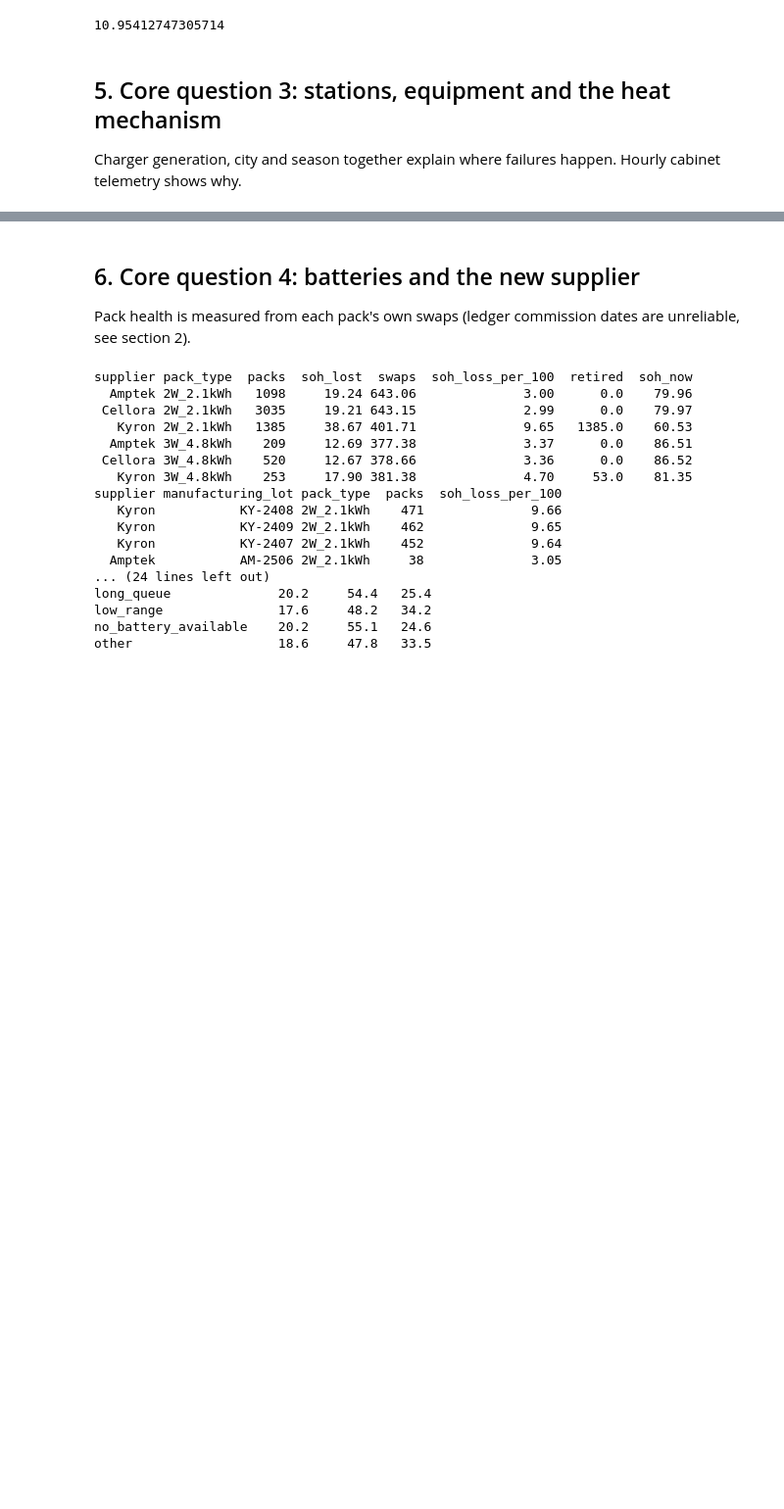
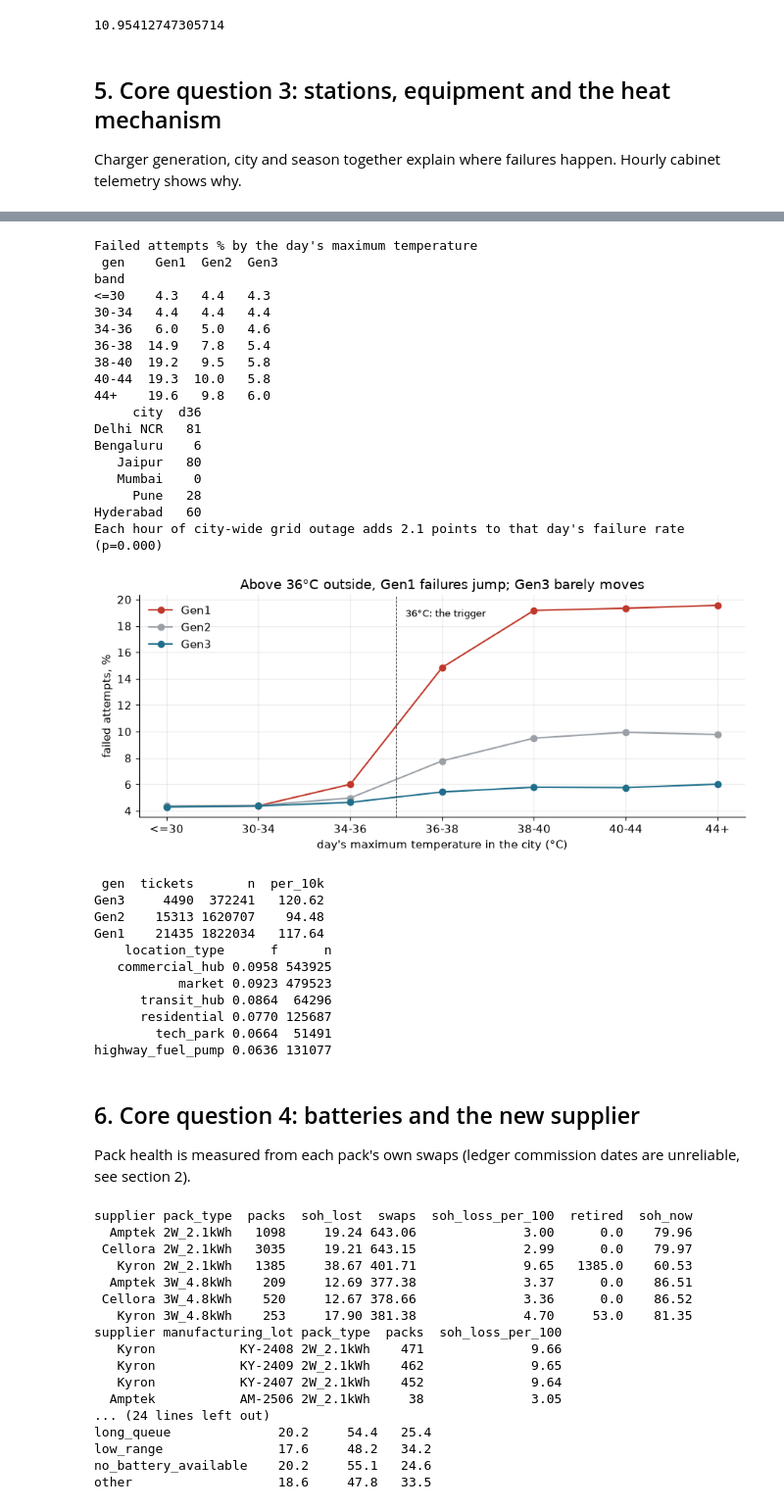
Before and after one commit to kinnuworks/next-april, a Jupyter notebook: notebooks/next_april.ipynb, the cells around one changed output, grey strips where cells are left out. Shown at 98% size. Cells and saved outputs as stored; diff of their text form; code cells hidden in the pictures; blank space fills up the shorter version.

Commit message:
Weather trigger, data-sized summer pack buffer, survival curves, anomalies, randomization inference on t-statistics

```diff
--- a/notebooks/next_april.ipynb
+++ b/notebooks/next_april.ipynb
@@ -567,3 +551,64 @@ highway_fuel_pump 0.0636 131077
+# %%
+wd = sql("""select e.city, e.gen, e.ts::date d, count(*) n, avg((not e.ok)::int) f, c.max_temp_c, c.grid_outage_hours, c.rainfall_mm
+   from evr e join raw_city_daily_context c on c.city = e.city and c.date = e.ts::date group by all""")
+wd["band"] = pd.cut(wd.max_temp_c, [0, 30, 34, 36, 38, 40, 44, 50], labels=["<=30", "30-34", "34-36", "36-38", "38-40", "40-44", "44+"])
+wb = wd.groupby(["band", "gen"]).apply(lambda g: 100*np.average(g.f, weights=g.n)).unstack()
+print("Failed attempts % by the day's maximum temperature\n", wb.round(1).to_string())
+for gname in ["Gen1", "Gen3"]:
+    fact(f"wx_fail_{gname}_le34_pct", 100*np.average(wd[(wd.gen == gname) & (wd.max_temp_c <= 34)].f, weights=wd[(wd.gen == gname) & (wd.max_temp_c <= 34)].n))
+    fact(f"wx_fail_{gname}_ge38_pct", 100*np.average(wd[(wd.gen == gname) & (wd.max_temp_c > 38)].f, weights=wd[(wd.gen == gname) & (wd.max_temp_c > 38)].n))
+wm = smf.wls("f ~ C(gen)*max_temp_c + grid_outage_hours + rainfall_mm + C(city)", wd, weights=wd.n).fit(cov_type="cluster", cov_kwds={"groups": wd.city})
+fact("wx_outage_pts_per_hour", 100*wm.params["grid_outage_hours"]); fact("wx_outage_p", wm.pvalues["grid_outage_hours"])
+hotdays = sql("""select city, count(*) filter (where max_temp_c >= 36) d36 from raw_city_daily_context where year(date)=2025 and month(date) in (4,5,6) group by 1""")
+for _, r in hotdays.iterrows(): fact(f"hot_days_2025_{r.city.replace(' ','_')}", r.d36)
+print(hotdays.to_string(index=False))
+print(f"Each hour of city-wide grid outage adds {FACTS['wx_outage_pts_per_hour']:.1f} points to that day's failure rate (p={FACTS['wx_outage_p']:.3f})")
+fig, ax = plt.subplots(figsize=(9, 4))
+for gname, col in [("Gen1", ACCENT), ("Gen2", MUTED), ("Gen3", GOOD)]:
+    ax.plot(wb.index.astype(str), wb[gname], marker="o", color=col, label=gname)
+ax.axvline(2.5, color=INK, lw=.7, ls="--"); ax.text(2.6, ax.get_ylim()[1]*0.92, "36°C: the trigger", fontsize=9)
+ax.set_xlabel("day's maximum temperature in the city (°C)"); ax.set_ylabel("failed attempts, %"); ax.legend(frameon=False)
+ax.set_title("Above 36°C outside, Gen1 failures jump; Gen3 barely moves")
+savefig(fig, "q3_weather")
+
+tk = sql("""select s.charger_generation gen, count(t.ticket_id) tickets from raw_support_tickets t join st s using(station_id) group by 1""")
+sw_by_gen = sql("select gen, count(*) n from evr group by 1")
+tk = tk.merge(sw_by_gen, on="gen"); tk["per_10k"] = 1e4*tk.tickets/tk.n
+print(tk.round(2).to_string(index=False))
+for _, r in tk.iterrows(): fact(f"tickets_per10k_{r.gen}", r.per_10k)
+loc = sql("select location_type, 1-avg(ok::int) f, count(*) n from evr where summer group by 1 order by 2 desc")
+print(loc.round(4).to_string(index=False))
+# %% [output]
+Failed attempts % by the day's maximum temperature
+ gen    Gen1  Gen2  Gen3
+band
+<=30    4.3   4.4   4.3
+30-34   4.4   4.4   4.4
+34-36   6.0   5.0   4.6
+36-38  14.9   7.8   5.4
+38-40  19.2   9.5   5.8
+40-44  19.3  10.0   5.8
+44+    19.6   9.8   6.0
+     city  d36
+Delhi NCR   81
+Bengaluru    6
+   Jaipur   80
+   Mumbai    0
+     Pune   28
+Hyderabad   60
+Each hour of city-wide grid outage adds 2.1 points to that day's failure rate (p=0.000)
+[figure, added]
+ gen  tickets       n  per_10k
+Gen3     4490  372241   120.62
+Gen2    15313 1620707    94.48
+Gen1    21435 1822034   117.64
+    location_type      f      n
+   commercial_hub 0.0958 543925
+           market 0.0923 479523
+      transit_hub 0.0864  64296
+      residential 0.0770 125687
+        tech_park 0.0664  51491
+highway_fuel_pump 0.0636 131077
 # %% [markdown]
 ## 6. Core question 4: batteries and the new supplier
 Pack health is measured from each pack's own swaps (ledger commission dates are unreliable, see section 2).
```
Also changed, not shown: parts of 12 cells of this notebook, 12 other files.
